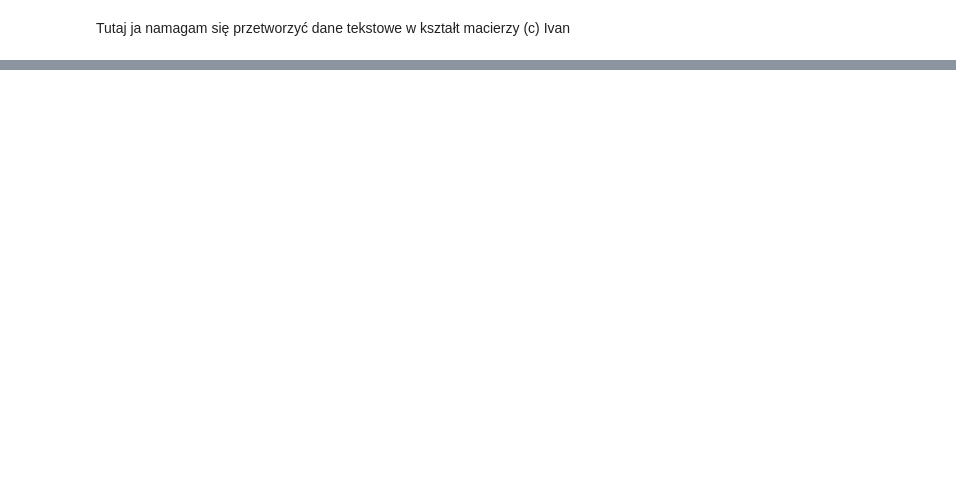
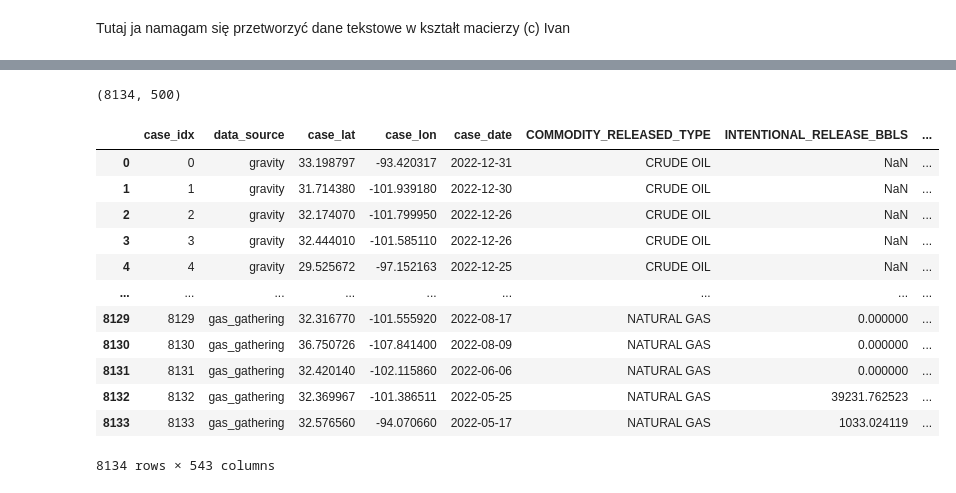
Before and after one commit to iivansmaliakou/ED-awarie, a Jupyter notebook: data_processing/ivan.ipynb, the cells around one changed output, grey strips where cells are left out. Drawn from its saved outputs; the diff is of its cells as text; code cells hidden in the pictures; blank space fills up the shorter version.

```diff
--- a/data_processing/ivan.ipynb
+++ b/data_processing/ivan.ipynb
@@ -48,7 +53,8 @@ narrative = df['NARRATIVE']
-# %%
-narrative_sentences = []
-for raw_sent in tqdm(narrative):
-    narrative_sentences.append(lemmatize_sentence(raw_sent))
-# %%
-for i in range(len(narrative_sentences)):
-    narrative_sentences[i] = ''.join(narrative_sentences[i])
+# %%
+nlp = spacy.load('en_core_web_sm')
+narrative_sentences = []
+for raw_sent in tqdm(narrative):
+    doc = nlp(''.join([word.lower() for word in raw_sent]))
+    lemmatized_tokens = [token.lemma_ for token in doc]
+    lemmatized_text = ' '.join(lemmatized_tokens)
+    narrative_sentences.append(lemmatized_text)
@@ -60,8 +106,28 @@ df_tfidfvect = pd.DataFrame(data = tfidf_wm.toarray(),columns = tfidf_tokens)
 # %%
 pca = PCA(svd_solver='randomized', n_components=500)
 reduced_tfidf = pca.fit_transform(df_tfidfvect)
+# %%
+reduced_tfidf.shape
+# %% [output]
+(8134, 500)
 # %%
-column_names = [f'narrative_tfidf-{i}' for i in range(500)]
+column_names = [f'narrative_tfidf-PC-{i}' for i in range(500)]
 tfidf = pd.DataFrame(reduced_tfidf, columns=column_names)
 joined_df = df.join(tfidf)
+# %%
+joined_df
+# %% [output]
+|  | case_idx | data_source | case_lat | case_lon | case_date | COMMODITY_RELEASED_TYPE | INTENTIONAL_RELEASE_BBLS | ... |
+| 0 | 0 | gravity | 33.198797 | -93.420317 | 2022-12-31 | CRUDE OIL | NaN | ... |
+| 1 | 1 | gravity | 31.714380 | -101.939180 | 2022-12-30 | CRUDE OIL | NaN | ... |
+| 2 | 2 | gravity | 32.174070 | -101.799950 | 2022-12-26 | CRUDE OIL | NaN | ... |
+| 3 | 3 | gravity | 32.444010 | -101.585110 | 2022-12-26 | CRUDE OIL | NaN | ... |
+| 4 | 4 | gravity | 29.525672 | -97.152163 | 2022-12-25 | CRUDE OIL | NaN | ... |
+| ... | ... | ... | ... | ... | ... | ... | ... | ... |
+| 8129 | 8129 | gas_gathering | 32.316770 | -101.555920 | 2022-08-17 | NATURAL GAS | 0.000000 | ... |
+| 8130 | 8130 | gas_gathering | 36.750726 | -107.841400 | 2022-08-09 | NATURAL GAS | 0.000000 | ... |
+| 8131 | 8131 | gas_gathering | 32.420140 | -102.115860 | 2022-06-06 | NATURAL GAS | 0.000000 | ... |
+| 8132 | 8132 | gas_gathering | 32.369967 | -101.386511 | 2022-05-25 | NATURAL GAS | 39231.762523 | ... |
+| 8133 | 8133 | gas_gathering | 32.576560 | -94.070660 | 2022-05-17 | NATURAL GAS | 1033.024119 | ... |
+8134 rows × 543 columns
 # %%
```
Also changed, not shown: parts of 8 cells of this notebook, 7 other files.
